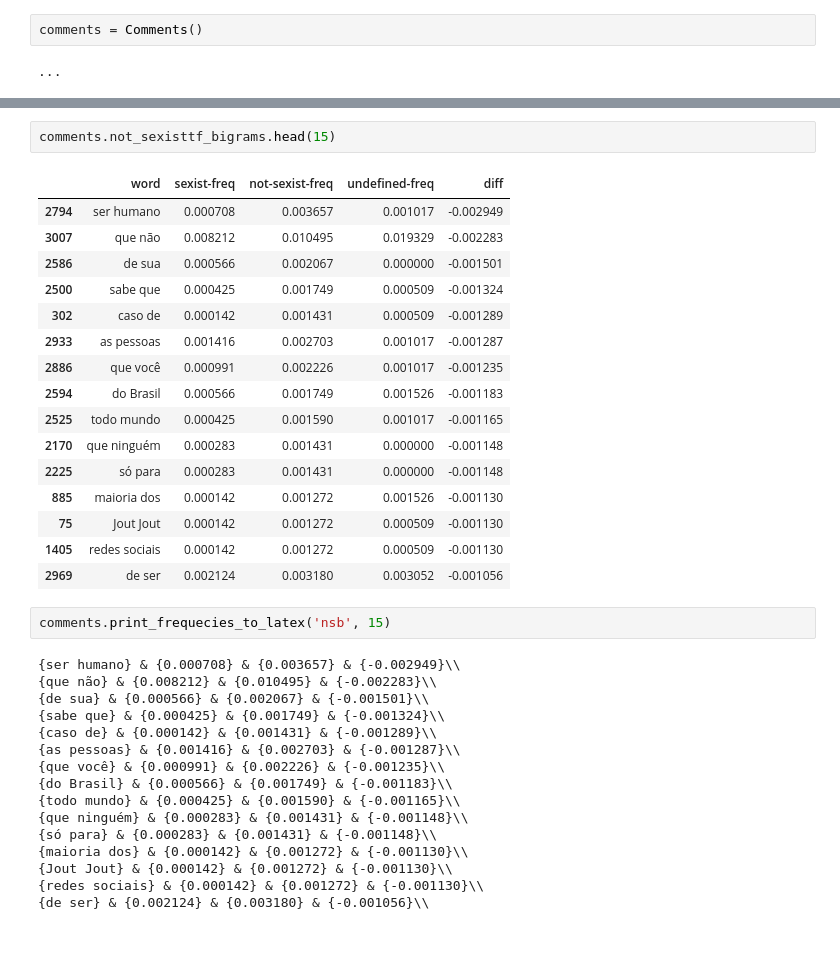
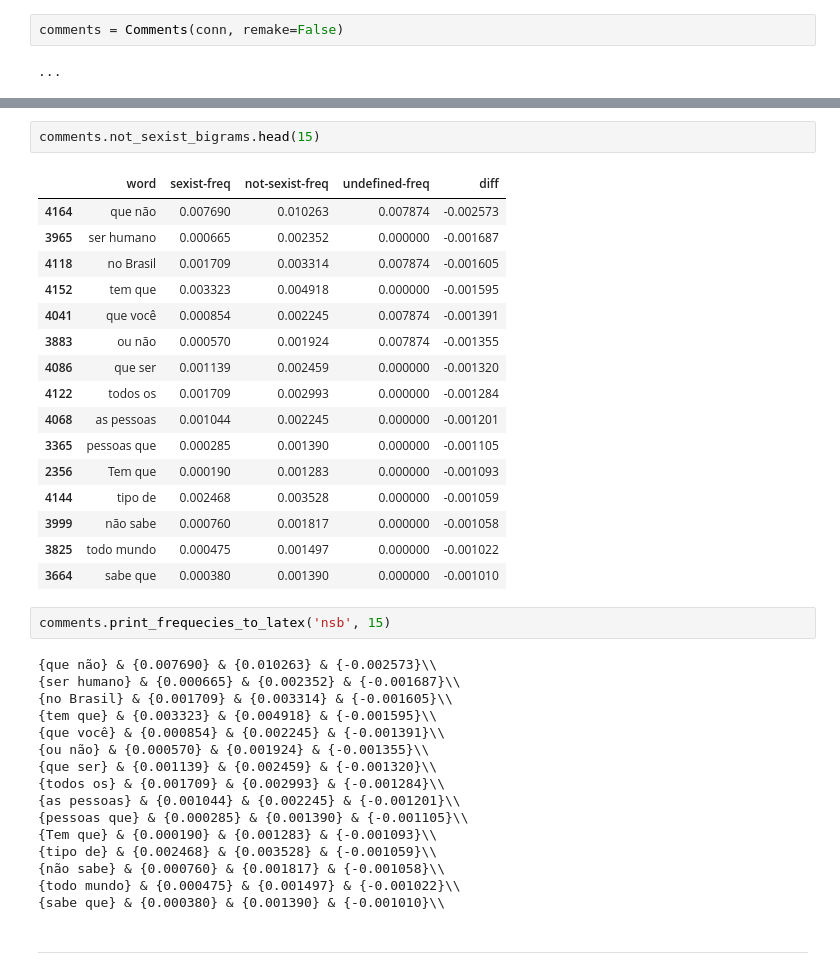
Before and after one commit to mlpbraga/sexism-data-analysis, a Jupyter notebook: data-serializer.ipynb, the cells around one changed output, grey strips where cells are left out. Saved outputs shown, nothing was run; the diff lists cells and outputs as text; blank space fills up the shorter version.

```diff
--- a/data-serializer.ipynb
+++ b/data-serializer.ipynb
@@ -10,6 +11,6 @@ Connected to database: [ec2-54-84-35-171.compute-1.amazonaws.com] @ 0 seconds
 # %%
 from modules.read_dataframe import Comments
 # %%
-comments = Comments()
+comments = Comments(conn, remake=False)
 # %% [output]
 ...
@@ -73,37 +76,39 @@ comments.sexisttf_bigrams.head(15)
 # %%
-comments.not_sexisttf_bigrams.head(15)
+comments.not_sexist_bigrams.head(15)
 # %% [output]
 |  | word | sexist-freq | not-sexist-freq | undefined-freq | diff |
-| 2794 | ser humano | 0.000708 | 0.003657 | 0.001017 | -0.002949 |
-| 3007 | que não | 0.008212 | 0.010495 | 0.019329 | -0.002283 |
-| 2586 | de sua | 0.000566 | 0.002067 | 0.000000 | -0.001501 |
-| 2500 | sabe que | 0.000425 | 0.001749 | 0.000509 | -0.001324 |
-| 302 | caso de | 0.000142 | 0.001431 | 0.000509 | -0.001289 |
-| 2933 | as pessoas | 0.001416 | 0.002703 | 0.001017 | -0.001287 |
-| 2886 | que você | 0.000991 | 0.002226 | 0.001017 | -0.001235 |
-| 2594 | do Brasil | 0.000566 | 0.001749 | 0.001526 | -0.001183 |
-| 2525 | todo mundo | 0.000425 | 0.001590 | 0.001017 | -0.001165 |
-| 2170 | que ninguém | 0.000283 | 0.001431 | 0.000000 | -0.001148 |
-| 2225 | só para | 0.000283 | 0.001431 | 0.000000 | -0.001148 |
-| 885 | maioria dos | 0.000142 | 0.001272 | 0.001526 | -0.001130 |
-| 75 | Jout Jout | 0.000142 | 0.001272 | 0.000509 | -0.001130 |
-| 1405 | redes sociais | 0.000142 | 0.001272 | 0.000509 | -0.001130 |
-| 2969 | de ser | 0.002124 | 0.003180 | 0.003052 | -0.001056 |
+| 4164 | que não | 0.007690 | 0.010263 | 0.007874 | -0.002573 |
+| 3965 | ser humano | 0.000665 | 0.002352 | 0.000000 | -0.001687 |
+| 4118 | no Brasil | 0.001709 | 0.003314 | 0.007874 | -0.001605 |
+| 4152 | tem que | 0.003323 | 0.004918 | 0.000000 | -0.001595 |
+| 4041 | que você | 0.000854 | 0.002245 | 0.007874 | -0.001391 |
+| 3883 | ou não | 0.000570 | 0.001924 | 0.007874 | -0.001355 |
+| 4086 | que ser | 0.001139 | 0.002459 | 0.000000 | -0.001320 |
+| 4122 | todos os | 0.001709 | 0.002993 | 0.000000 | -0.001284 |
+| 4068 | as pessoas | 0.001044 | 0.002245 | 0.000000 | -0.001201 |
+| 3365 | pessoas que | 0.000285 | 0.001390 | 0.000000 | -0.001105 |
+| 2356 | Tem que | 0.000190 | 0.001283 | 0.000000 | -0.001093 |
+| 4144 | tipo de | 0.002468 | 0.003528 | 0.000000 | -0.001059 |
+| 3999 | não sabe | 0.000760 | 0.001817 | 0.000000 | -0.001058 |
+| 3825 | todo mundo | 0.000475 | 0.001497 | 0.000000 | -0.001022 |
+| 3664 | sabe que | 0.000380 | 0.001390 | 0.000000 | -0.001010 |
 # %%
 comments.print_frequecies_to_latex('nsb', 15)
 # %% [output]
-{ser humano} & {0.000708} & {0.003657} & {-0.002949}\\
-{que não} & {0.008212} & {0.010495} & {-0.002283}\\
-{de sua} & {0.000566} & {0.002067} & {-0.001501}\\
-{sabe que} & {0.000425} & {0.001749} & {-0.001324}\\
-{caso de} & {0.000142} & {0.001431} & {-0.001289}\\
-{as pessoas} & {0.001416} & {0.002703} & {-0.001287}\\
-{que você} & {0.000991} & {0.002226} & {-0.001235}\\
-{do Brasil} & {0.000566} & {0.001749} & {-0.001183}\\
-{todo mundo} & {0.000425} & {0.001590} & {-0.001165}\\
-{que ninguém} & {0.000283} & {0.001431} & {-0.001148}\\
-{só para} & {0.000283} & {0.001431} & {-0.001148}\\
-{maioria dos} & {0.000142} & {0.001272} & {-0.001130}\\
-{Jout Jout} & {0.000142} & {0.001272} & {-0.001130}\\
-{redes sociais} & {0.000142} & {0.001272} & {-0.001130}\\
-{de ser} & {0.002124} & {0.003180} & {-0.001056}\\
+{que não} & {0.007690} & {0.010263} & {-0.002573}\\
+{ser humano} & {0.000665} & {0.002352} & {-0.001687}\\
+{no Brasil} & {0.001709} & {0.003314} & {-0.001605}\\
+{tem que} & {0.003323} & {0.004918} & {-0.001595}\\
+{que você} & {0.000854} & {0.002245} & {-0.001391}\\
+{ou não} & {0.000570} & {0.001924} & {-0.001355}\\
+{que ser} & {0.001139} & {0.002459} & {-0.001320}\\
+{todos os} & {0.001709} & {0.002993} & {-0.001284}\\
+{as pessoas} & {0.001044} & {0.002245} & {-0.001201}\\
+{pessoas que} & {0.000285} & {0.001390} & {-0.001105}\\
+{Tem que} & {0.000190} & {0.001283} & {-0.001093}\\
+{tipo de} & {0.002468} & {0.003528} & {-0.001059}\\
+{não sabe} & {0.000760} & {0.001817} & {-0.001058}\\
+{todo mundo} & {0.000475} & {0.001497} & {-0.001022}\\
+{sabe que} & {0.000380} & {0.001390} & {-0.001010}\\
+# %% [markdown]
+---
```
Also changed, not shown: parts of 5 cells of this notebook, 17 other files.
